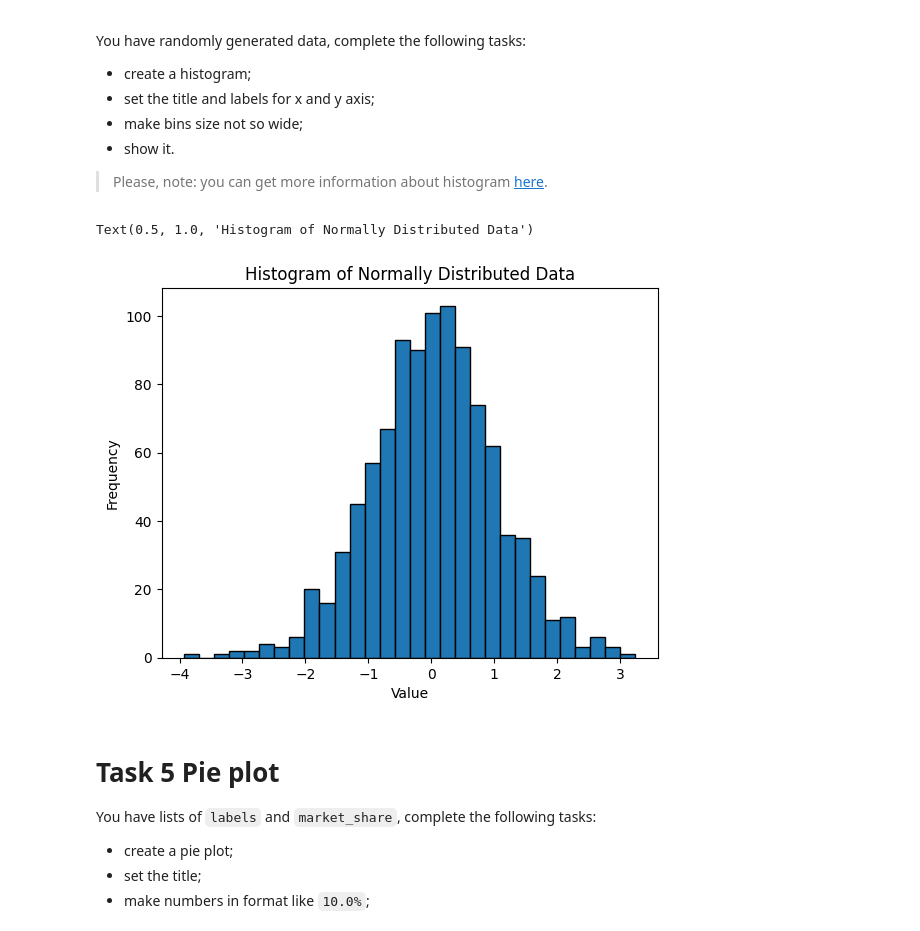
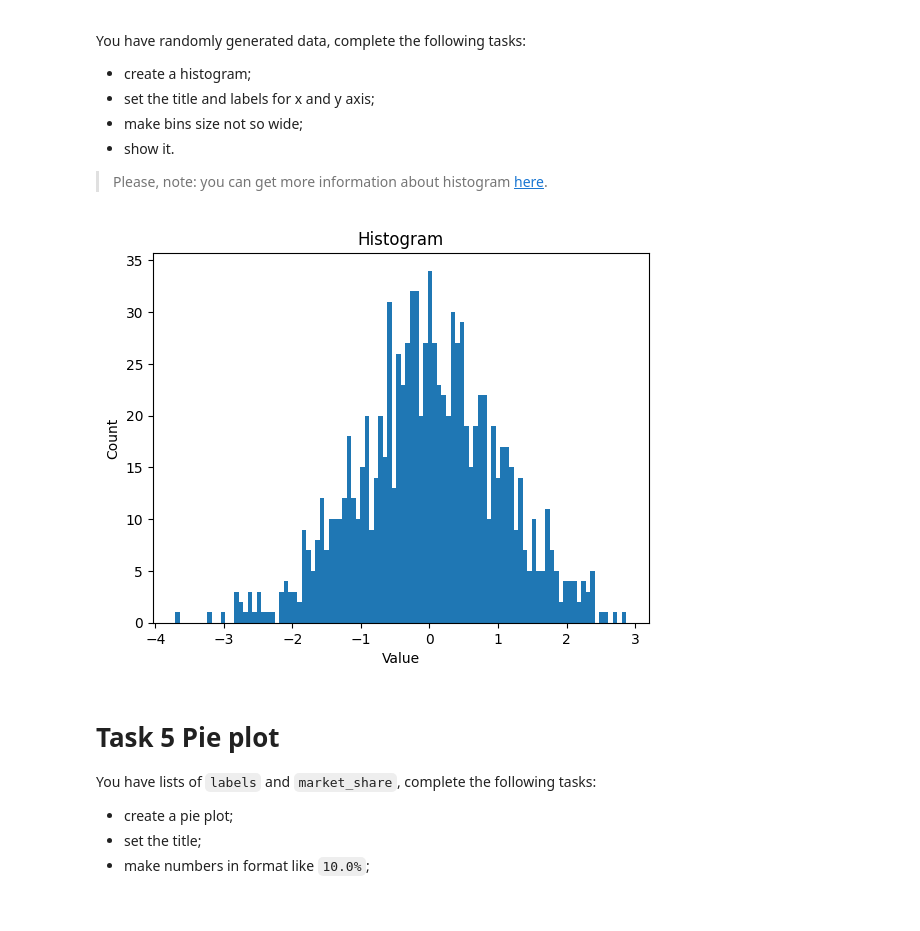
Before and after one commit to mate-academy/py-matplotlib, a Jupyter notebook: app/matplotlib.ipynb, the cells around one changed output. Drawn from its saved outputs; the diff is of its cells as text; code cells hidden in the pictures.

```diff
--- a/app/matplotlib.ipynb
+++ b/app/matplotlib.ipynb
@@ -107,20 +89,15 @@ You have randomly generated data, complete the following tasks:
 
 > Please, note: you can get more information about histogram [here](https://matplotlib.org/stable/api/_as_gen/matplotlib.pyplot.hist.html).
 # %%
-import matplotlib.pyplot as plt
-import numpy as np
-
 data = np.random.normal(0, 1, 1000)
 
-# write your code here
-plt.hist(data, bins=30, edgecolor='black')
-
+plt.hist(data, bins=100)
+plt.title("Histogram")
 plt.xlabel("Value")
-plt.ylabel("Frequency")
-plt.title("Histogram of Normally Distributed Data")
+plt.ylabel("Count")
+plt.show()
 # %% [output]
-Text(0.5, 1.0, 'Histogram of Normally Distributed Data')
-[figure, old version]
+[figure, new version]
 # %% [markdown]
 # Task 5 Pie plot
 
```
Also changed, not shown: parts of 9 cells of this notebook.
